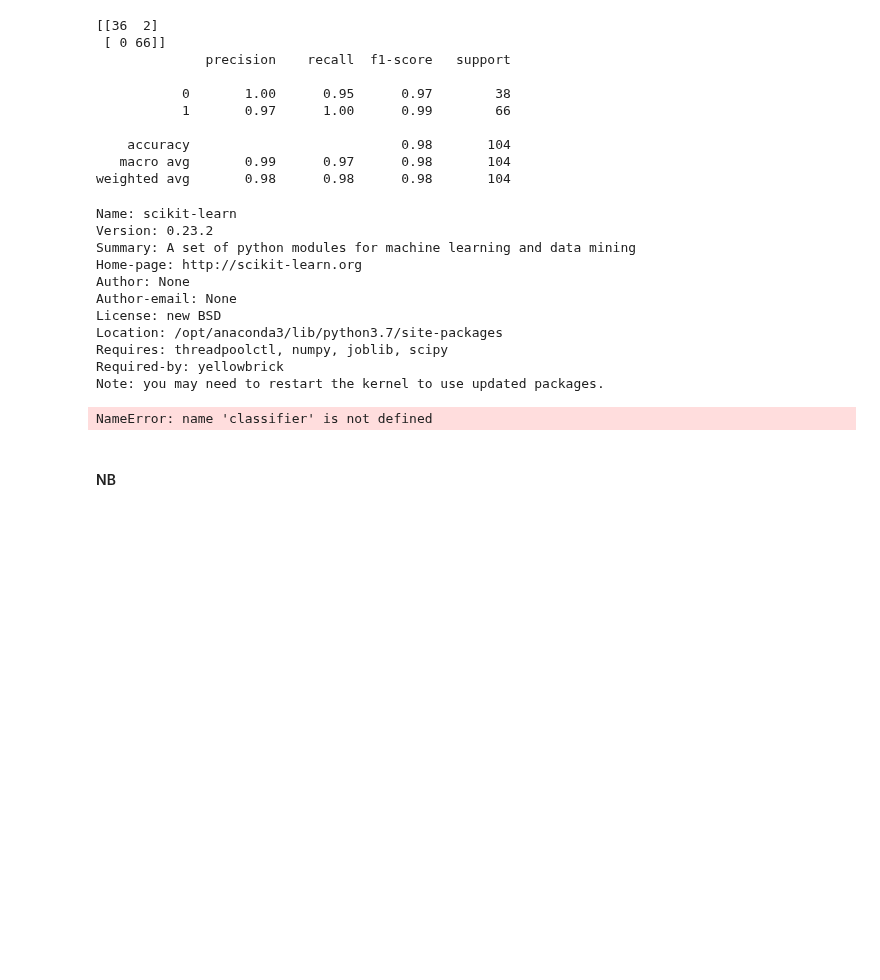
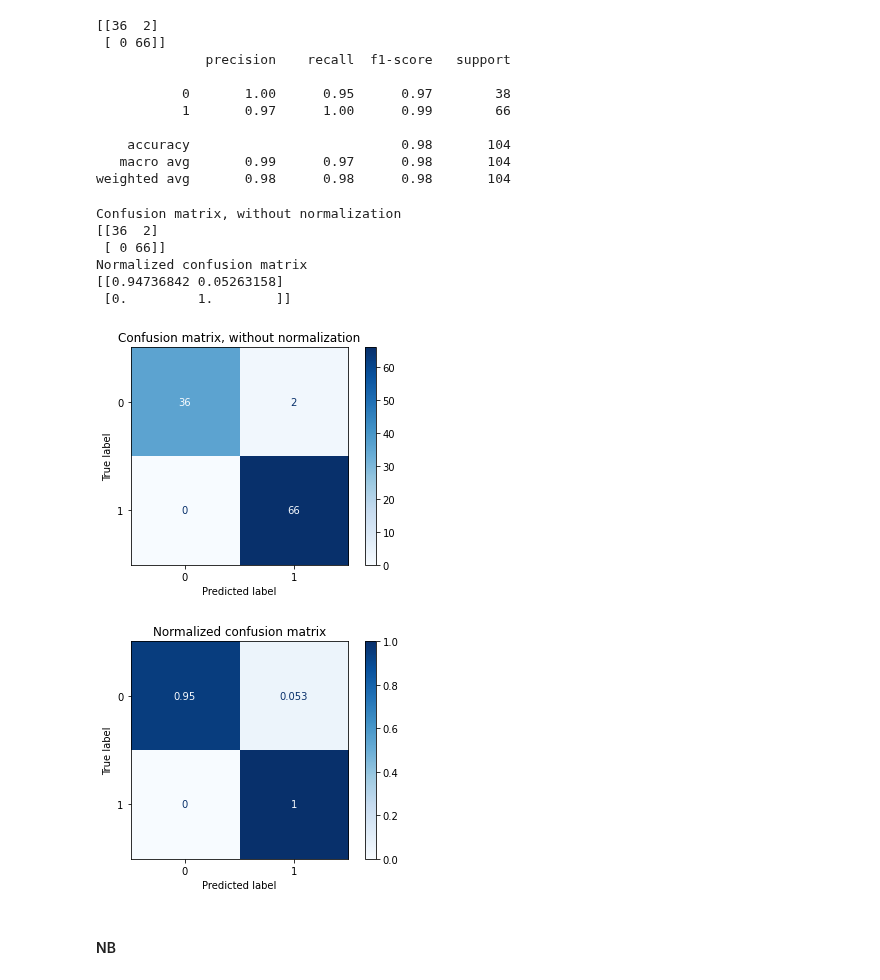
Before and after one commit to WickedoneC/Pandas_Projects, a Jupyter notebook: Diabetes/Modeling.ipynb, the cells around one changed output. Saved outputs shown, nothing was run; the diff lists cells and outputs as text; code cells hidden in the pictures; blank space fills up the shorter version.

Commit message:
confusion matrix

```diff
--- a/Diabetes/Modeling.ipynb
+++ b/Diabetes/Modeling.ipynb
@@ -338,17 +340,3 @@ print(classification_report(y_test, best_test_predictions))
     accuracy                           0.98       104
    macro avg       0.99      0.97      0.98       104
 weighted avg       0.98      0.98      0.98       104
-# %%
-pip show scikit-learn
-# %% [output]
-Name: scikit-learn
-Version: 0.23.2
-Summary: A set of python modules for machine learning and data mining
-Home-page: http://scikit-learn.org
-Author: None
-Author-email: None
-License: new BSD
-Location: /opt/anaconda3/lib/python3.7/site-packages
-Requires: threadpoolctl, numpy, joblib, scipy
-Required-by: yellowbrick
-Note: you may need to restart the kernel to use updated packages.
@@ -359,19 +343,25 @@ from sklearn.metrics import plot_confusion_matrix
 # %%
 titles_options = [("Confusion matrix, without normalization", None),
                   ("Normalized confusion matrix", 'true')]
 for title, normalize in titles_options:
-    disp = plot_confusion_matrix(classifier, X_test, y_test,
-                                 display_labels=class_names,
+    disp = plot_confusion_matrix(best_clf, X_test, y_test,
                                  cmap=plt.cm.Blues,
                                  normalize=normalize)
     disp.ax_.set_title(title)
 
     print(title)
     print(disp.confusion_matrix)
 
 plt.show()
 # %% [output]
-NameError: name 'classifier' is not defined
+Confusion matrix, without normalization
+[[36  2]
+ [ 0 66]]
+Normalized confusion matrix
+[[0.94736842 0.05263158]
+ [0.         1.        ]]
+[figure, added]
+[figure, added]
 # %% [markdown]
 #### NB
 # %%
```
Also changed, not shown: parts of 3 cells of this notebook.
